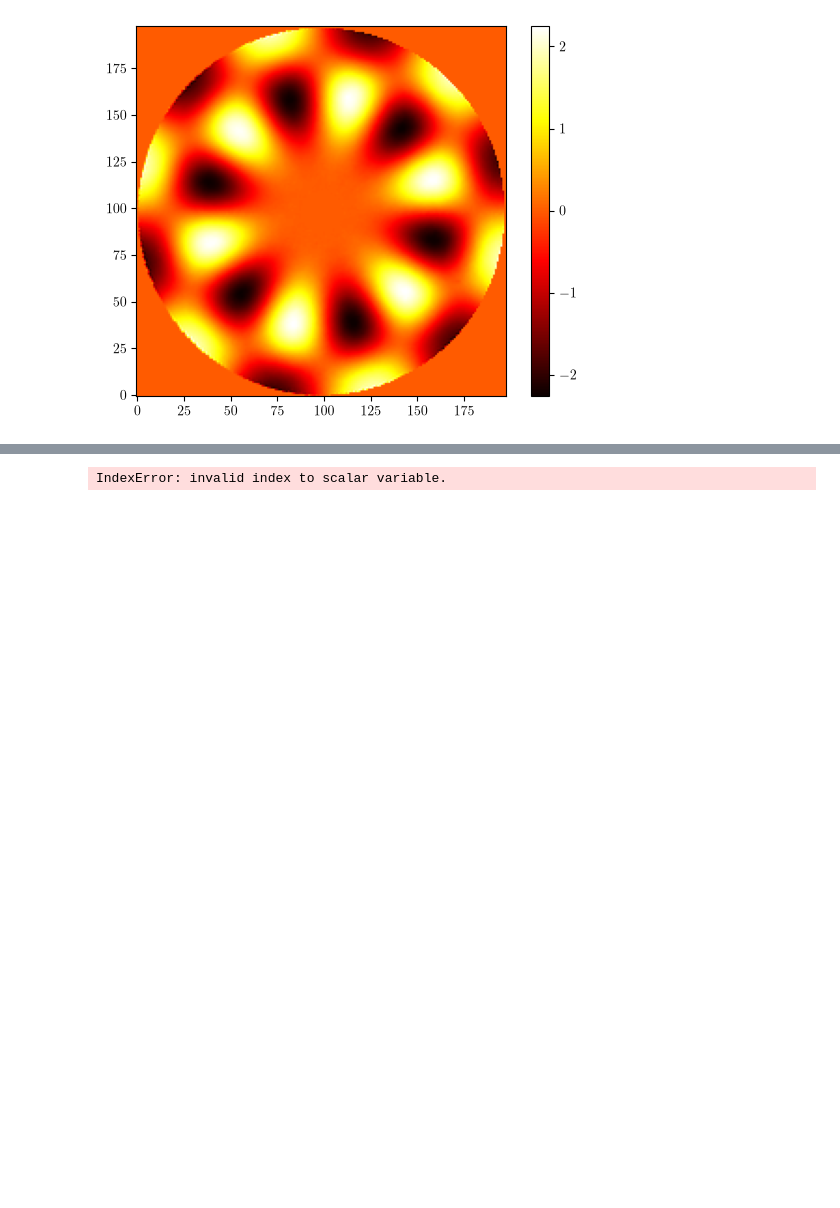
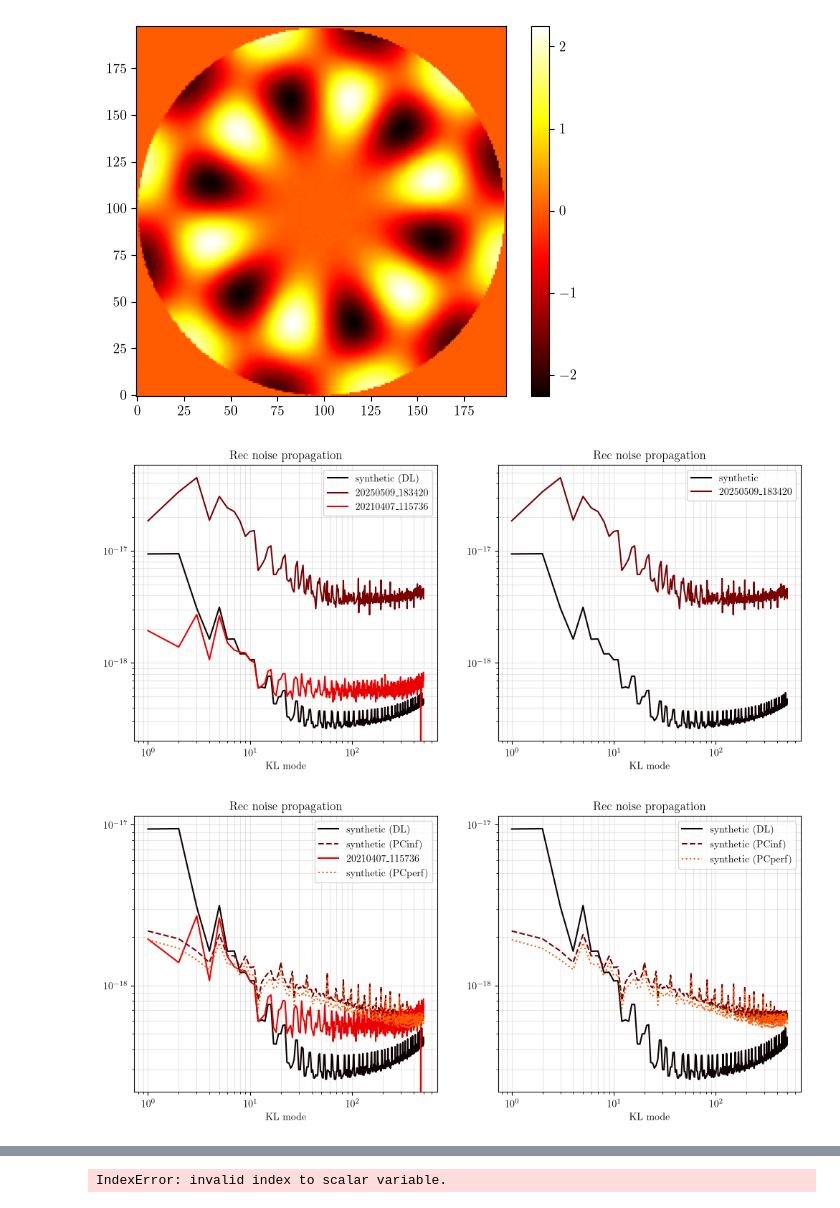
Before and after one commit to Menessao/SPECULA, a Jupyter notebook: config/ErrorBudget/SOULsx.ipynb, the cells around one changed output, grey strips where cells are left out. Cells and saved outputs as stored; diff of their text form; code cells hidden in the pictures; blank space fills up the shorter version.

```diff
--- a/config/ErrorBudget/SOULsx.ipynb
+++ b/config/ErrorBudget/SOULsx.ipynb
@@ -102,3 +103,56 @@ plt.colorbar()
 
 # plt.figure()
 # plt.loglog(np.arange(500)+1, np.diag(rec @ im))
+# %%
+rec = fits.getdata('/raid1/mmenessini/calibration/SOUL/KLv32sx/rec/Rec_LBTIsx_mod3.0_synthDL_500modes.fits')
+rec2 = fits.getdata('/raid1/mmenessini/calibration/SOUL/KLv32sx/rec/Rec_LBTIsx_mod3.0_synthPCinf_s1.0_500modes.fits')
+rec3 = fits.getdata('/raid1/mmenessini/calibration/SOUL/KLv32sx/rec/Rec_LBTIsx_mod3.0_synthPCperf_s1.0_500modes.fits')
+rec_bad = fits.getdata('/raid1/mmenessini/calibration/SOUL/KLv32sx/data/Rec_20250509_183420.fits')
+rec_comm = fits.getdata('/raid1/mmenessini/calibration/SOUL/KLv32sx/data/Rec_20210407_115736.fits')
+
+
+plt.figure(figsize=(12,5))
+plt.subplot(1,2,1)
+plt.loglog(np.arange(500)+1,np.diag(rec[:500,:] @ rec[:500,:].T),label='synthetic (DL)')
+# plt.loglog(np.arange(500)+1,np.diag(rec2[:500,:] @ rec2[:500,:].T),'--',c='C0',label='synthetic (PCinf)')
+# plt.loglog(np.arange(500)+1,np.diag(rec3[:500,:] @ rec3[:500,:].T),':',c='C0',label='synthetic (PCperf)')
+plt.loglog(np.arange(500)+1,np.diag(rec_bad[:500,:] @ rec_bad[:500,:].T),label='20250509_183420')
+plt.loglog(np.arange(500)+1,np.diag(rec_comm[:500,:] @ rec_comm[:500,:].T),label='20210407_115736')
+plt.legend()
+plt.title('Rec noise propagation')
+plt.xlabel('KL mode')
+# plt.ylabel(r'[$m^2$]')
+plt.grid(which='both',alpha=0.3)
+plt.subplot(1,2,2)
+plt.loglog(np.arange(500)+1,np.diag(rec[:500,:] @ rec[:500,:].T),label='synthetic')
+plt.loglog(np.arange(500)+1,np.diag(rec_bad[:500,:] @ rec_bad[:500,:].T),label='20250509_183420')
+plt.legend()
+plt.title('Rec noise propagation')
+plt.xlabel('KL mode')
+# plt.ylabel(r'[$m^2$]')
+plt.grid(which='both',alpha=0.3)
+
+plt.figure(figsize=(12,5))
+plt.subplot(1,2,1)
+plt.loglog(np.arange(500)+1,np.diag(rec[:500,:] @ rec[:500,:].T),label='synthetic (DL)')
+plt.loglog(np.arange(500)+1,np.diag(rec2[:500,:] @ rec2[:500,:].T),'--',label='synthetic (PCinf)')
+plt.loglog(np.arange(500)+1,np.diag(rec_comm[:500,:] @ rec_comm[:500,:].T),label='20210407_115736')
+plt.loglog(np.arange(500)+1,np.diag(rec3[:500,:] @ rec3[:500,:].T),':',label='synthetic (PCperf)')
+plt.legend()
+plt.title('Rec noise propagation')
+plt.xlabel('KL mode')
+# plt.ylabel(r'[$m^2$]')
+plt.grid(which='both',alpha=0.3)
+plt.subplot(1,2,2)
+plt.loglog(np.arange(500)+1,np.diag(rec[:500,:] @ rec[:500,:].T),label='synthetic (DL)')
+plt.loglog(np.arange(500)+1,np.diag(rec2[:500,:] @ rec2[:500,:].T),'--',label='synthetic (PCinf)')
+# plt.loglog(np.arange(500)+1,np.diag(rec_comm[:500,:] @ rec_comm[:500,:].T),label='20210407_115736')
+plt.loglog(np.arange(500)+1,np.diag(rec3[:500,:] @ rec3[:500,:].T),':',label='synthetic (PCperf)',c='C3')
+plt.legend()
+plt.title('Rec noise propagation')
+plt.xlabel('KL mode')
+# plt.ylabel(r'[$m^2$]')
+plt.grid(which='both',alpha=0.3)
+# %% [output]
+[figure, added]
+[figure, added]
```
Also changed, not shown: parts of 7 cells of this notebook, 8 other files.
